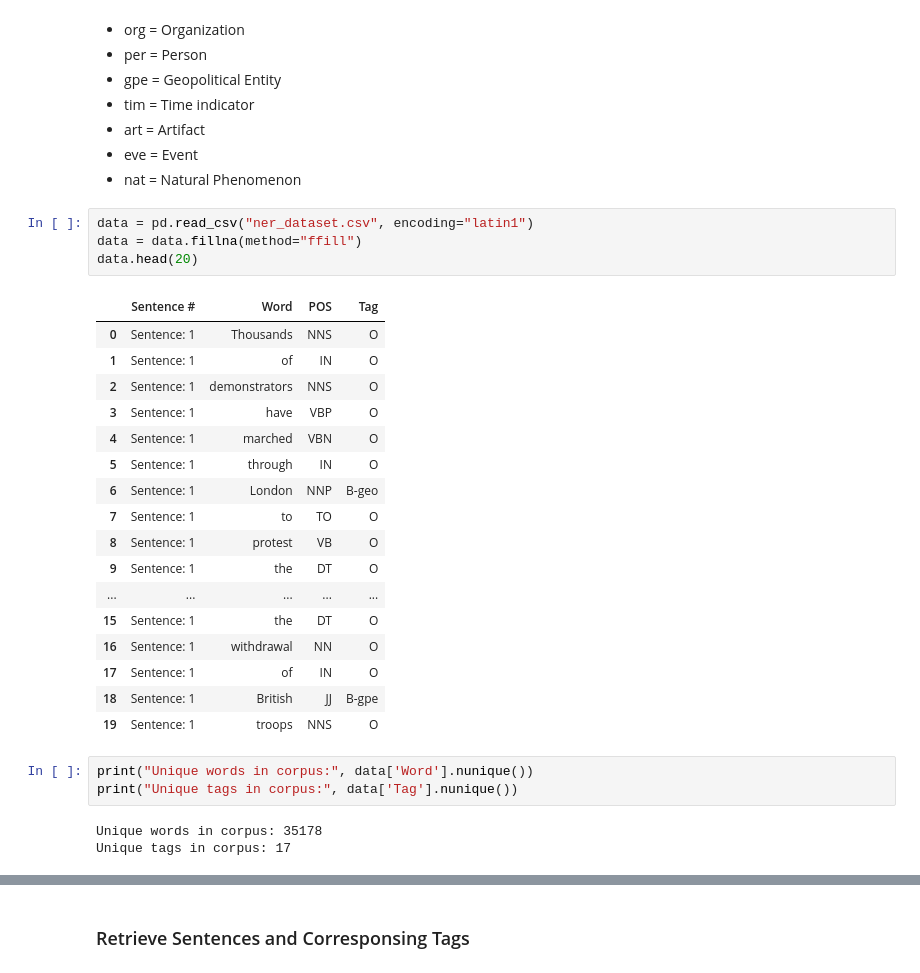
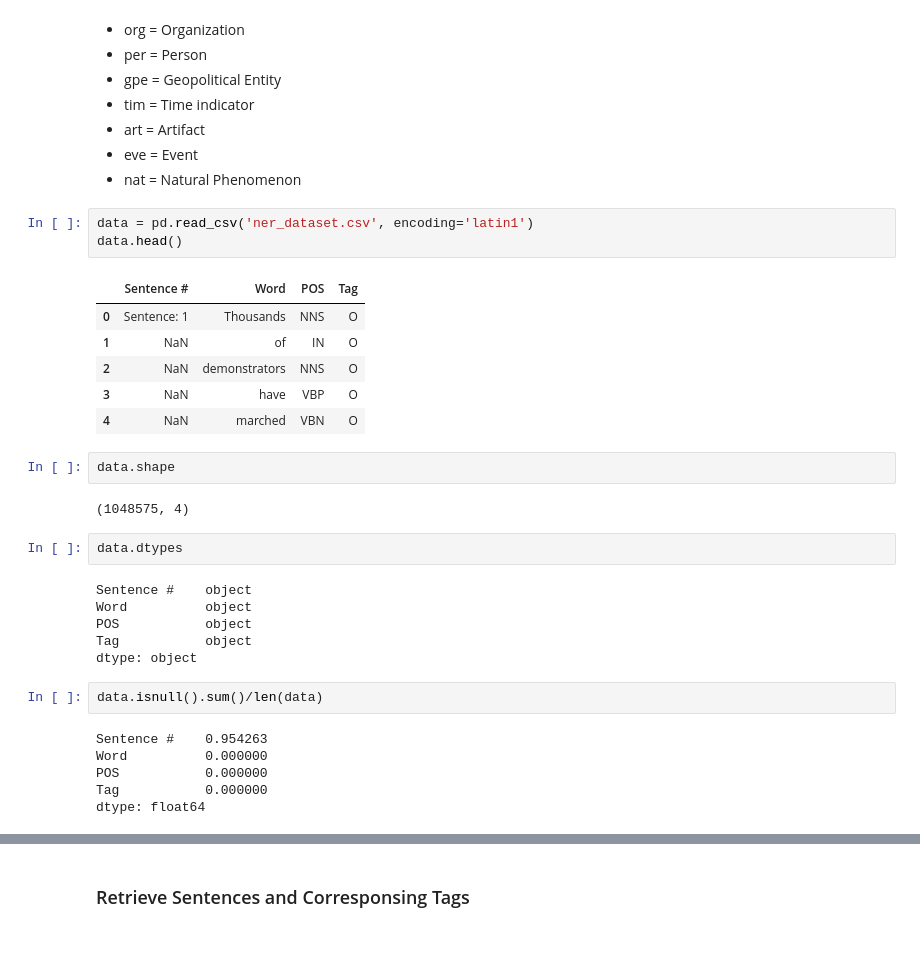
Before and after one commit to inespancorbo/Mini-Projects, a Jupyter notebook: Named Entity Recognition with LSTMs and Keras/NER.ipynb, the cells around one changed output, grey strips where cells are left out. Saved outputs shown, nothing was run; the diff lists cells and outputs as text; blank space fills up the shorter version.

```diff
--- a/Named Entity Recognition with LSTMs and Keras/NER.ipynb
+++ b/Named Entity Recognition with LSTMs and Keras/NER.ipynb
@@ -25,30 +22,32 @@ GPU detected: [PhysicalDevice(name='/physical_device:GPU:0', device_type='GPU')]
 - eve = Event
 - nat = Natural Phenomenon
 # %%
-data = pd.read_csv("ner_dataset.csv", encoding="latin1")
-data = data.fillna(method="ffill")
-data.head(20)
+data = pd.read_csv('ner_dataset.csv', encoding='latin1')
+data.head()
 # %% [output]
 |  | Sentence # | Word | POS | Tag |
 | 0 | Sentence: 1 | Thousands | NNS | O |
-| 1 | Sentence: 1 | of | IN | O |
-| 2 | Sentence: 1 | demonstrators | NNS | O |
-| 3 | Sentence: 1 | have | VBP | O |
-| 4 | Sentence: 1 | marched | VBN | O |
-| 5 | Sentence: 1 | through | IN | O |
-| 6 | Sentence: 1 | London | NNP | B-geo |
-| 7 | Sentence: 1 | to | TO | O |
-| 8 | Sentence: 1 | protest | VB | O |
-| 9 | Sentence: 1 | the | DT | O |
-| ... | ... | ... | ... | ... |
-| 15 | Sentence: 1 | the | DT | O |
-| 16 | Sentence: 1 | withdrawal | NN | O |
-| 17 | Sentence: 1 | of | IN | O |
-| 18 | Sentence: 1 | British | JJ | B-gpe |
-| 19 | Sentence: 1 | troops | NNS | O |
+| 1 | NaN | of | IN | O |
+| 2 | NaN | demonstrators | NNS | O |
+| 3 | NaN | have | VBP | O |
+| 4 | NaN | marched | VBN | O |
-# %%
-print("Unique words in corpus:", data['Word'].nunique())
-print("Unique tags in corpus:", data['Tag'].nunique())
-# %% [output]
-Unique words in corpus: 35178
-Unique tags in corpus: 17
+# %%
+data.shape
+# %% [output]
+(1048575, 4)
+# %%
+data.dtypes
+# %% [output]
+Sentence #    object
+Word          object
+POS           object
+Tag           object
+dtype: object
+# %%
+data.isnull().sum()/len(data)
+# %% [output]
+Sentence #    0.954263
+Word          0.000000
+POS           0.000000
+Tag           0.000000
+dtype: float64
```
Also changed, not shown: parts of 24 cells of this notebook, 1 other file.
